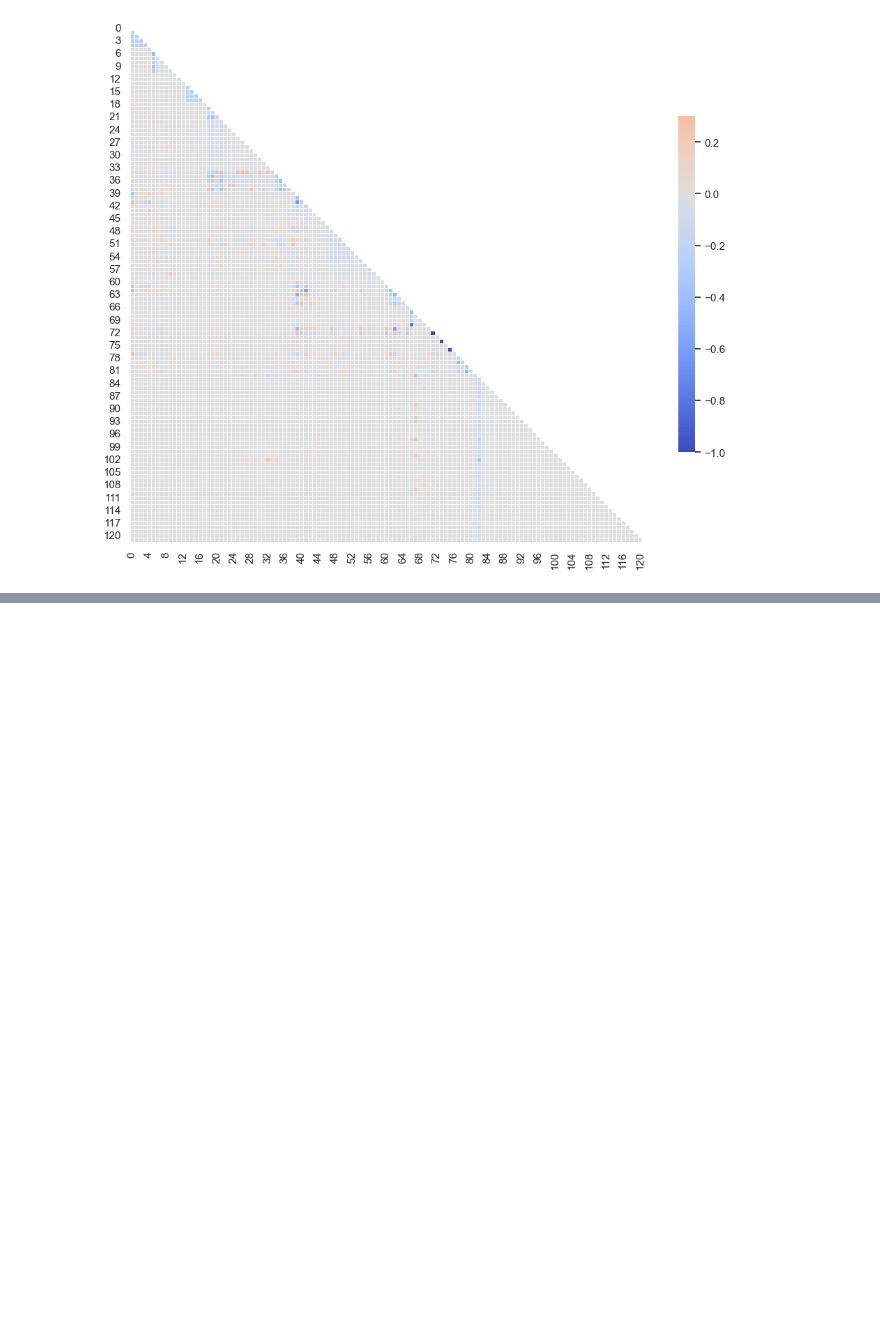
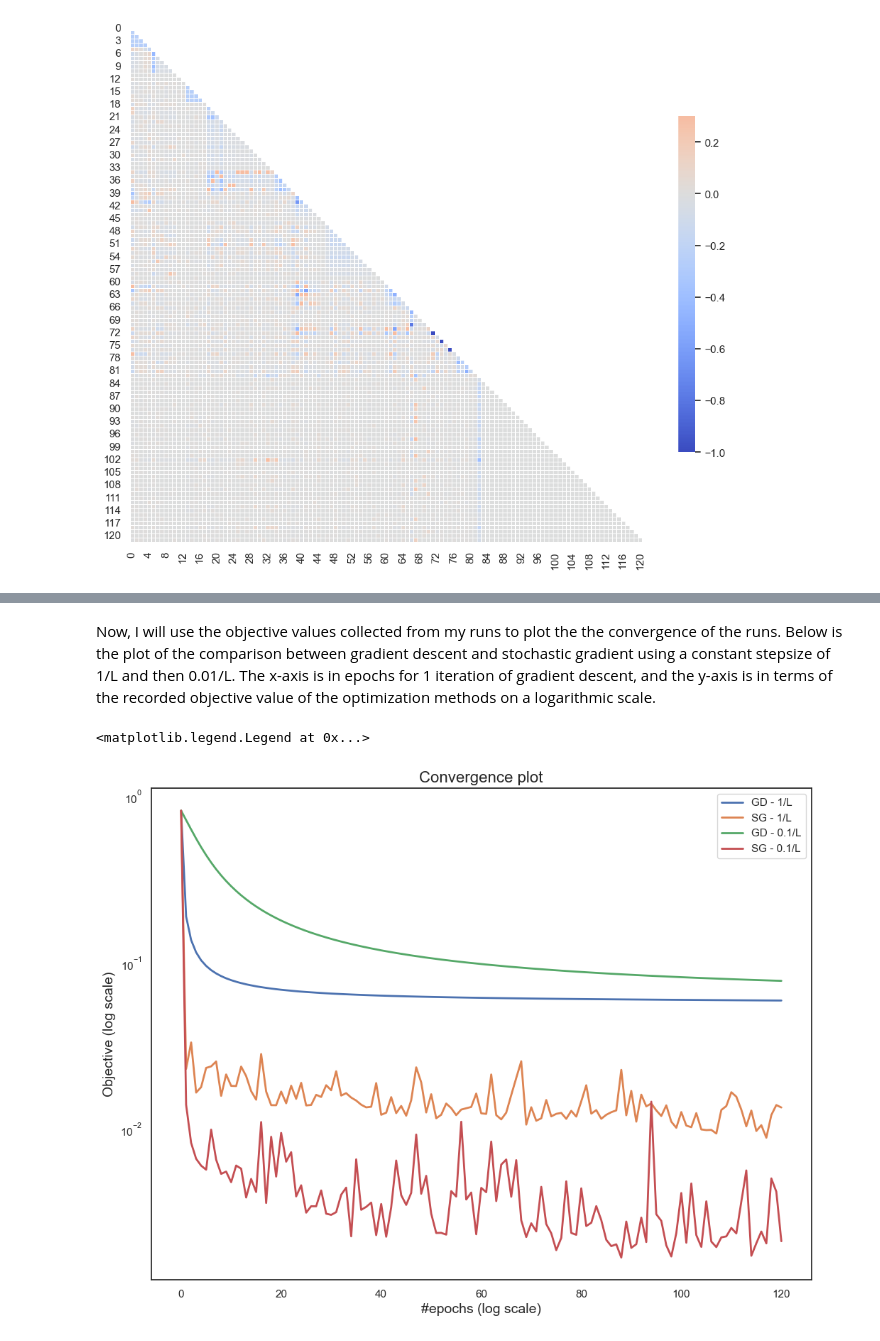
Before and after one commit to jmerigot/stochastic-bfgs-methods, a Jupyter notebook: Optim_Project.ipynb, the cells around one changed output, grey strips where cells are left out. Cells and saved outputs as stored; diff of their text form; code cells hidden in the pictures; blank space fills up the shorter version.

```diff
--- a/Optim_Project.ipynb
+++ b/Optim_Project.ipynb
@@ -36,8 +36,7 @@ Data can be found here: https://www.csie.ntu.edu.tw/~cjlin/libsvmtools/datasets/
 # %%
 # Loading the data
 
-#A, y = load_svmlight_file("C:/Users/jules/OneDrive/Desktop/Opti_Project/mushrooms.txt")
-A, y = load_svmlight_file("C:/Users/jules/OneDrive/Desktop/Opti_Project/a7a.txt")
+A, y = load_svmlight_file("C:/Users/jules/OneDrive/Desktop/Opti_Project/stochastic-bfgs-methods/a7a.txt")
 print(A.shape)
 # %% [output]
 (16100, 122)
@@ -820,0 +137,9 @@ Batch Stochastic Quasi-Newton (L-BFGS), batch size= 100 / 16100
+# %%
+# using L-BFGS-B to determine a solution for both problems
+
+x_init = np.zeros(d)
+
+# computing the optimal solution for logistic regression
+x_min, f_min, _ = fmin_l_bfgs_b(binclass_a7a.fun, x_init, binclass_a7a.grad, args=(), pgtol=1e-30, factr =1e-30)
+print(f_min)
+print(norm(binclass_a7a.grad(x_min)))
@@ -820,0 +247,19 @@ Batch Stochastic Quasi-Newton (L-BFGS), batch size= 100 / 16100
+# %%
+# Compare implementations of gradient descent and stochastic gradient with constant stepsize
+
+nb_epochs = 120
+n = binclass_a7a.n
+nbset = 1
+x0 = np.zeros(binclass_a7a.d)
+
+# Gradient descent with constant stepsize 1/L
+x_gd1, obj_gd1, nits_gd1 = stoch_grad(x0, binclass_a7a, x_min, stepchoice=0, step0=1, n_iter=nb_epochs, nb=n)
+
+# Stochastic gradient with constant stepsize 1/L
+x_sg1, obj_sg1, nits_sg1 = stoch_grad(x0, binclass_a7a, x_min, stepchoice=0, step0=1, n_iter=int(nb_epochs*n/nbset), nb=1)
+
+# Gradient descent with constant stepsize 0.01/L
+x_gd2, obj_gd2, nits_gd2 = stoch_grad(x0, binclass_a7a, x_min, stepchoice=0, step0=0.1, n_iter=nb_epochs, nb=n)
+
+# Stochastic gradient with constant stepsize 0.01/L
+x_sg2, obj_sg2, nits_sg2 = stoch_grad(x0, binclass_a7a, x_min, stepchoice=0, step0=0.1, n_iter=int(nb_epochs*n/nbset), nb=1)
@@ -820,0 +284,17 @@ Batch Stochastic Quasi-Newton (L-BFGS), batch size= 100 / 16100
+# %% [markdown]
+Now, I will use the objective values collected from my runs to plot the the convergence of the runs. Below is the plot of the comparison between gradient descent and stochastic gradient using a constant stepsize of 1/L and then 0.01/L. The x-axis is in epochs for 1 iteration of gradient descent, and the y-axis is in terms of the recorded objective value of the optimization methods on a logarithmic scale.
+# %%
+# plot comparison of GD/SG with the same stepsize
+
+plt.figure(figsize=(12, 9))
+plt.semilogy(obj_gd1-f_min, label="GD - 1/L", lw=2)
+plt.semilogy(obj_sg1-f_min, label="SG - 1/L", lw=2)
+plt.semilogy(obj_gd2-f_min, label="GD - 0.1/L", lw=2)
+plt.semilogy(obj_sg2-f_min, label="SG - 0.1/L", lw=2)
+plt.title("Convergence plot", fontsize=16)
+plt.xlabel("#epochs (log scale)", fontsize=14)
+plt.ylabel("Objective (log scale)", fontsize=14)
+plt.legend()
+# %% [output]
+<matplotlib.legend.Legend at 0x...>
+[figure, added]
```
Also changed, not shown: parts of 46 cells of this notebook.
